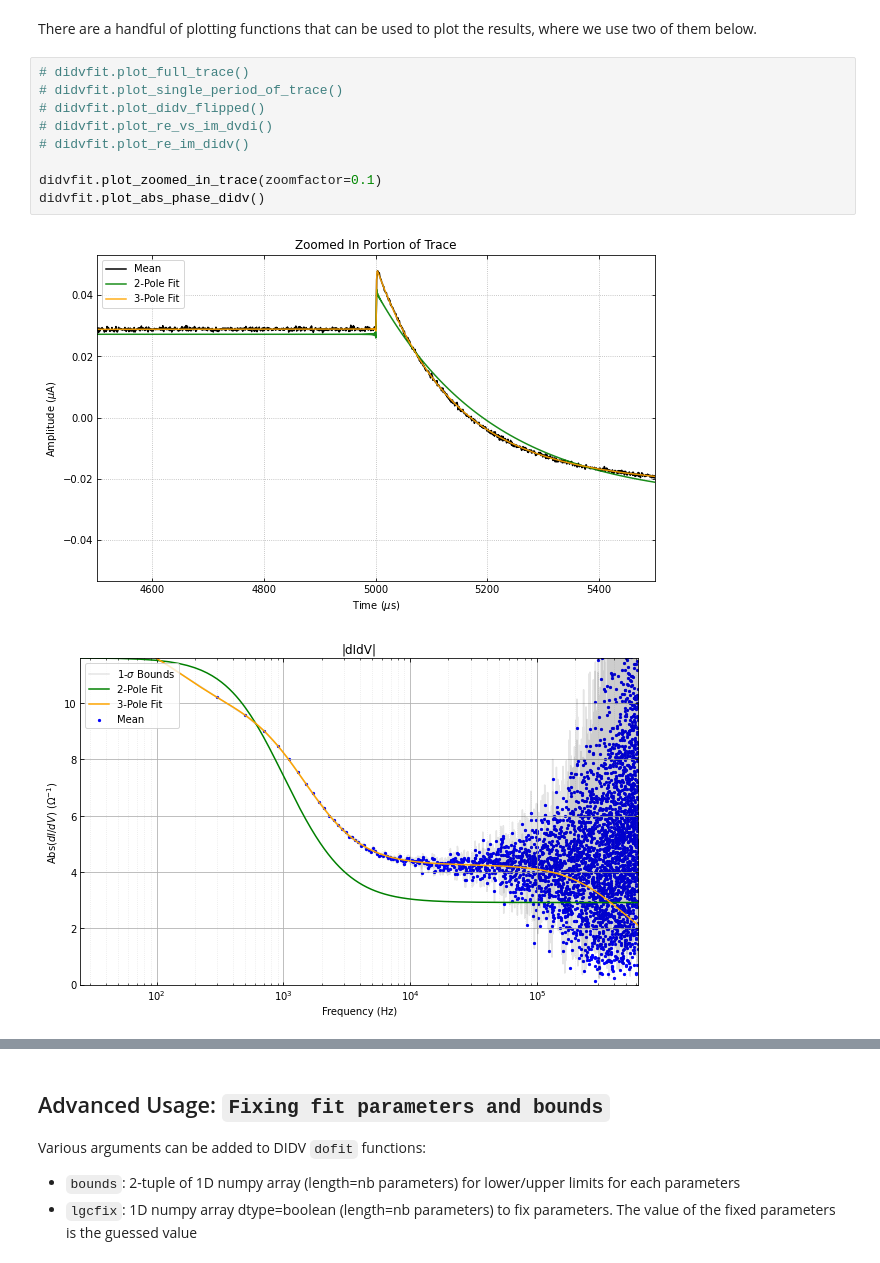
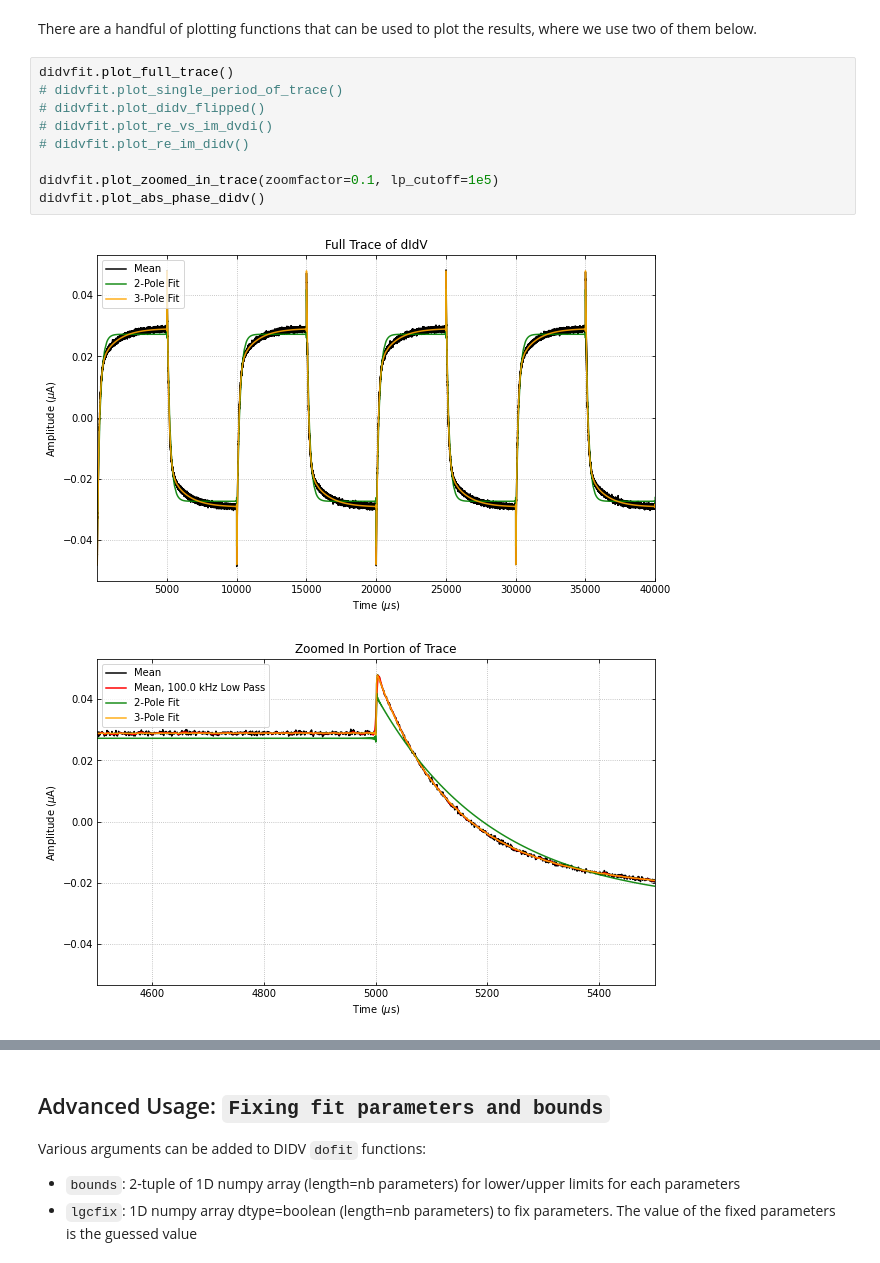
Before and after one commit to spice-herald/QETpy, a Jupyter notebook: demos/didv/test_didv.ipynb, the cells around one changed output, grey strips where cells are left out. Cells and saved outputs as stored; diff of their text form.

```diff
--- a/demos/didv/test_didv.ipynb
+++ b/demos/didv/test_didv.ipynb
@@ -157,14 +157,14 @@ The 3-pole dI/dV(0) is: -12.42
 # %% [markdown]
 There are a handful of plotting functions that can be used to plot the results, where we use two of them below.
 # %%
-# didvfit.plot_full_trace()
+didvfit.plot_full_trace()
 # didvfit.plot_single_period_of_trace()
 # didvfit.plot_didv_flipped()
 # didvfit.plot_re_vs_im_dvdi()
 # didvfit.plot_re_im_didv()
 
-didvfit.plot_zoomed_in_trace(zoomfactor=0.1)
+didvfit.plot_zoomed_in_trace(zoomfactor=0.1, lp_cutoff=1e5)
 didvfit.plot_abs_phase_didv()
 # %% [output]
-[figure, old version]
+[figure, new version]
-[figure, old version]
+[figure, new version]
```
Also changed, not shown: parts of 1 cell of this notebook, 3 other files.
